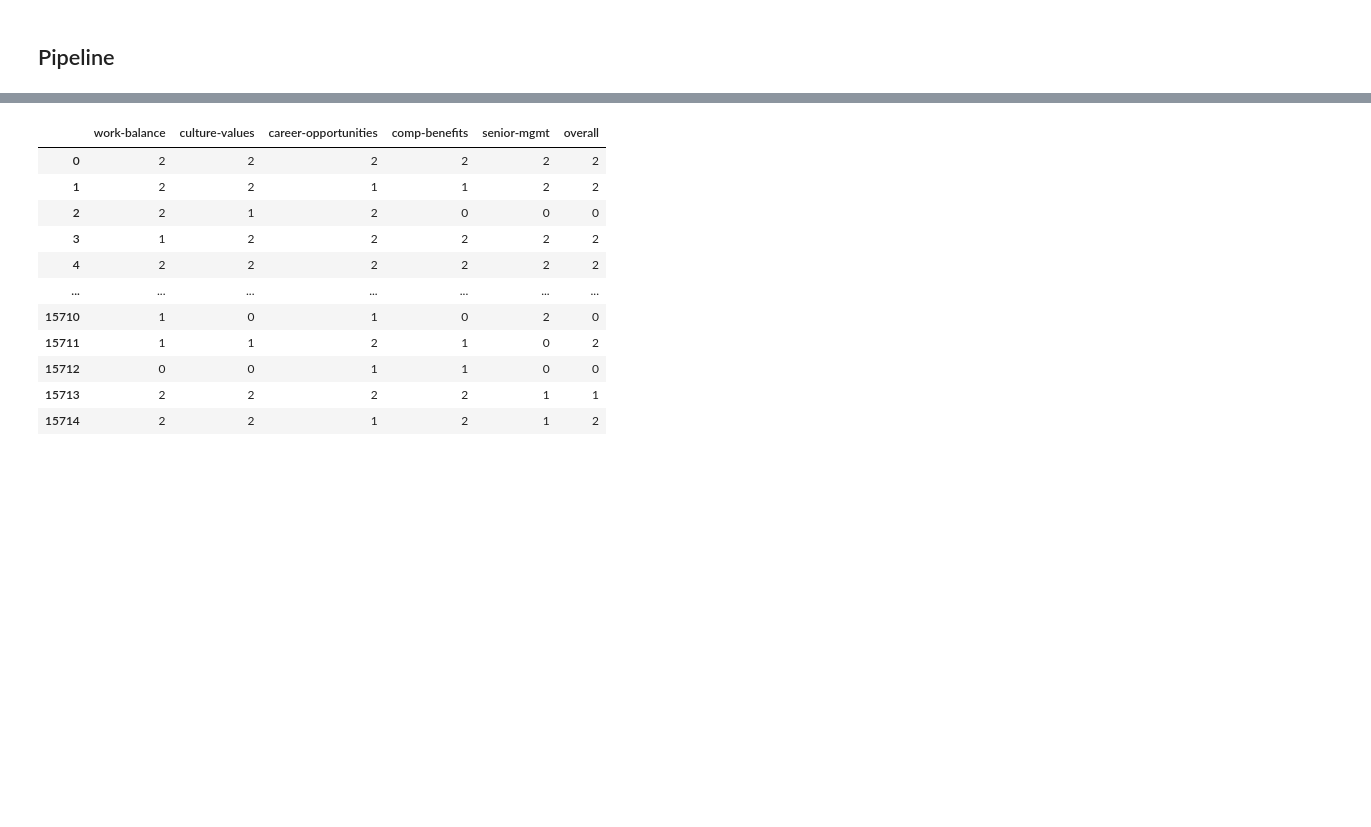
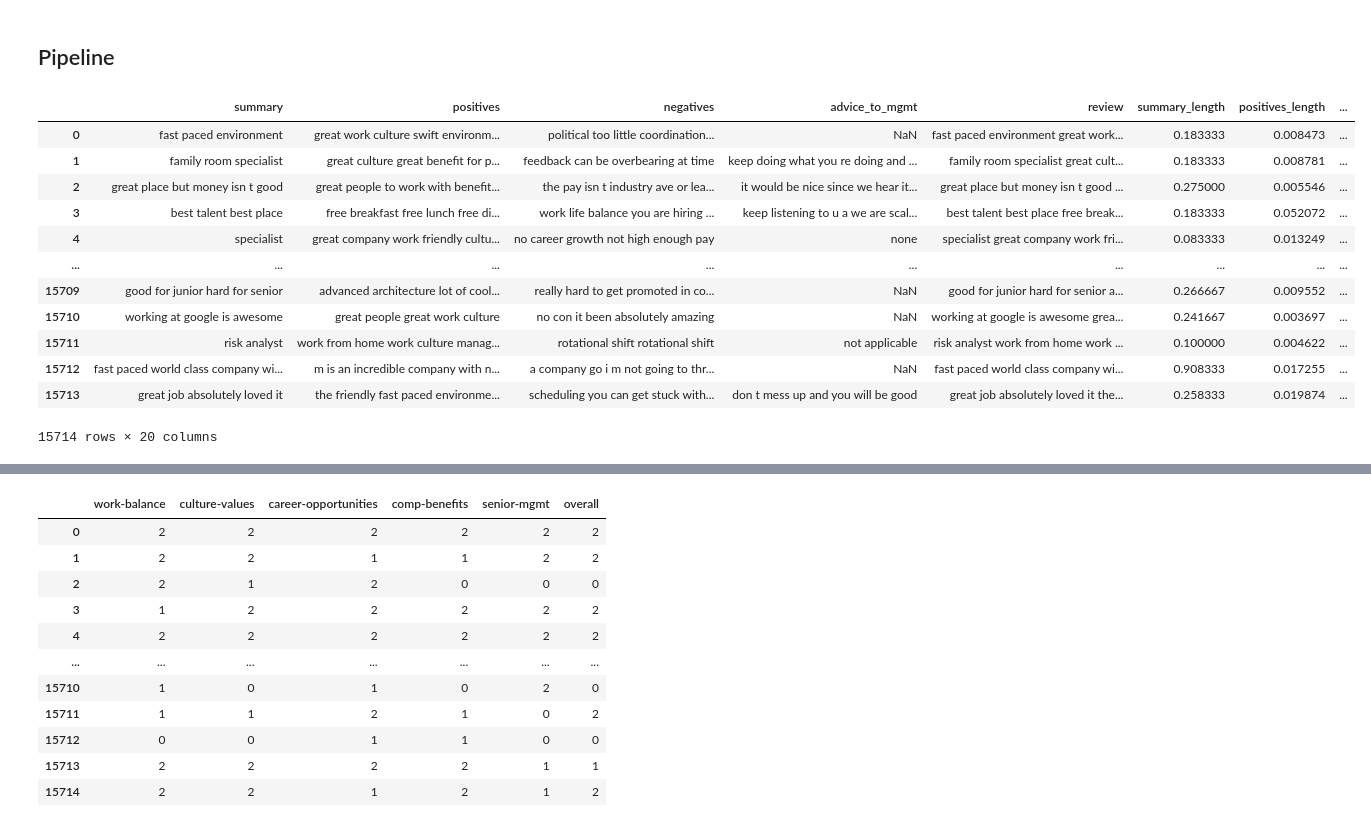
Before and after one commit to theresa-sporn/WorkforceSentimentMonitoring, a Jupyter notebook: notebooks/pipeline.ipynb, the cells around one changed output, grey strips where cells are left out. Drawn from its saved outputs; the diff is of its cells as text; code cells hidden in the pictures; blank space fills up the shorter version.

```diff
--- a/notebooks/pipeline.ipynb
+++ b/notebooks/pipeline.ipynb
@@ -56,2 +64,19 @@ display(X_test.head(1))
 # %% [markdown]
 ## Pipeline
+# %%
+scaler = CustomMinMaxScaler()
+scaler.fit_transform(X_test)
+# %% [output]
+|  | summary | positives | negatives | advice_to_mgmt | review | summary_length | positives_length | ... |
+| 0 | fast paced environment | great work culture swift environm... | political too little coordination... | NaN | fast paced environment great work... | 0.183333 | 0.008473 | ... |
+| 1 | family room specialist | great culture great benefit for p... | feedback can be overbearing at time | keep doing what you re doing and ... | family room specialist great cult... | 0.183333 | 0.008781 | ... |
+| 2 | great place but money isn t good | great people to work with benefit... | the pay isn t industry ave or lea... | it would be nice since we hear it... | great place but money isn t good ... | 0.275000 | 0.005546 | ... |
+| 3 | best talent best place | free breakfast free lunch free di... | work life balance you are hiring ... | keep listening to u a we are scal... | best talent best place free break... | 0.183333 | 0.052072 | ... |
+| 4 | specialist | great company work friendly cultu... | no career growth not high enough pay | none | specialist great company work fri... | 0.083333 | 0.013249 | ... |
+| ... | ... | ... | ... | ... | ... | ... | ... | ... |
+| 15709 | good for junior hard for senior | advanced architecture lot of cool... | really hard to get promoted in co... | NaN | good for junior hard for senior a... | 0.266667 | 0.009552 | ... |
+| 15710 | working at google is awesome | great people great work culture | no con it been absolutely amazing | NaN | working at google is awesome grea... | 0.241667 | 0.003697 | ... |
+| 15711 | risk analyst | work from home work culture manag... | rotational shift rotational shift | not applicable | risk analyst work from home work ... | 0.100000 | 0.004622 | ... |
+| 15712 | fast paced world class company wi... | m is an incredible company with n... | a company go i m not going to thr... | NaN | fast paced world class company wi... | 0.908333 | 0.017255 | ... |
+| 15713 | great job absolutely loved it | the friendly fast paced environme... | scheduling you can get stuck with... | don t mess up and you will be good | great job absolutely loved it the... | 0.258333 | 0.019874 | ... |
+15714 rows × 20 columns
```
Also changed, not shown: parts of 5 cells of this notebook, 3 other files.
